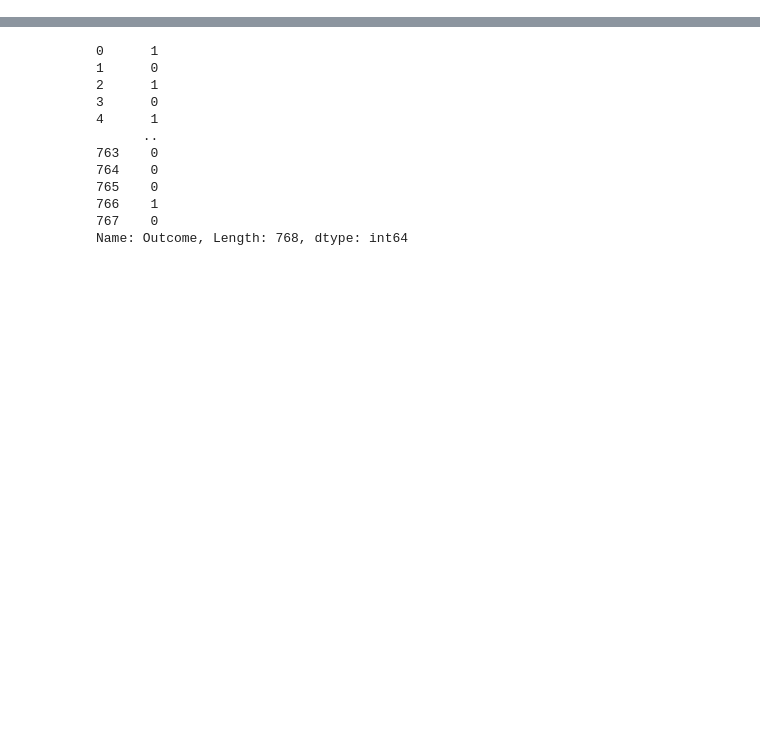
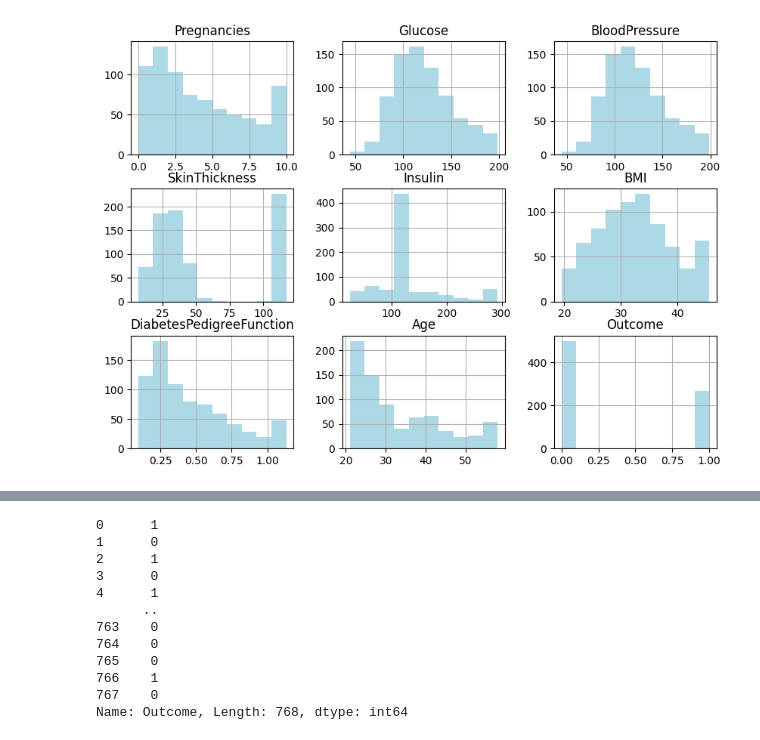
Before and after one commit to bytesbyt/ds_diabetes, a Jupyter notebook: diabetes.ipynb, the cells around one changed output, grey strips where cells are left out. Cells and saved outputs as stored; diff of their text form; code cells hidden in the pictures; blank space fills up the shorter version.

```diff
--- a/diabetes.ipynb
+++ b/diabetes.ipynb
@@ -196,0 +174,6 @@ y = dataset.iloc[:, -1]
+# %%
+#histogram
+df.hist(bins=10, figsize=(10,7), color='lightblue')
+plt.show()
+# %% [output]
+[figure, added]
```
Also changed, not shown: parts of 54 cells of this notebook, 1 other file.
